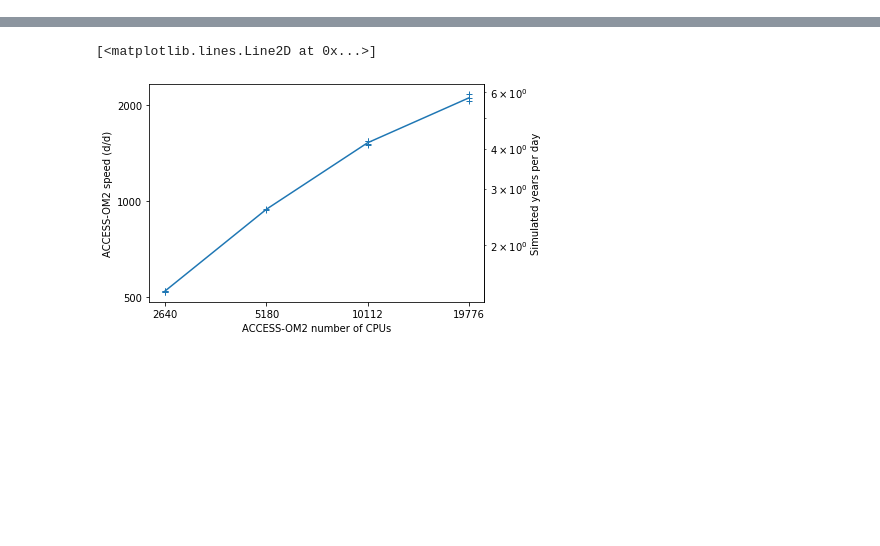
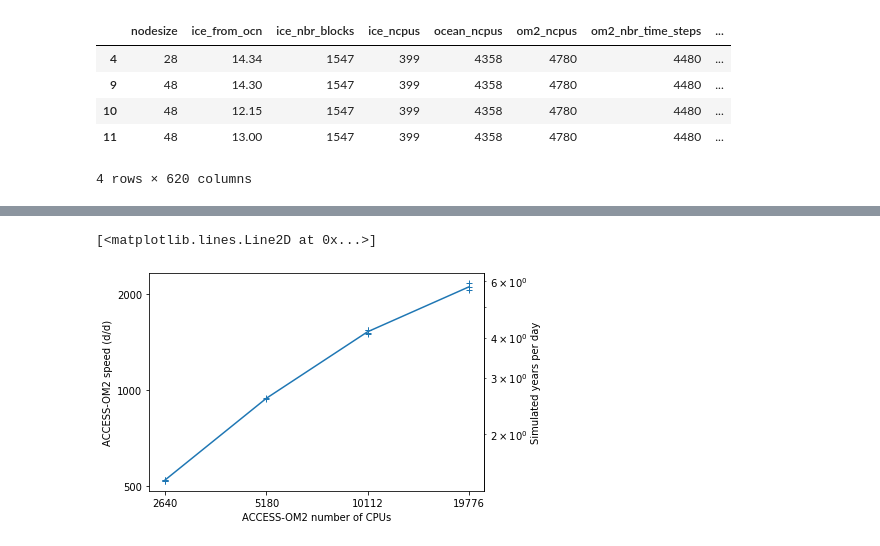
Before and after one commit to penguian/performance-analysis, a Jupyter notebook: plot_access_om2_scaling.ipynb, the cells around one changed output, grey strips where cells are left out. Cells and saved outputs as stored; diff of their text form; code cells hidden in the pictures; blank space fills up the shorter version.

```diff
--- a/plot_access_om2_scaling.ipynb
+++ b/plot_access_om2_scaling.ipynb
@@ -17 +35,10 @@ low_ice_ncpus=df[df["ocean_ncpus"] / df["ice_ncpus"] > ocean_cice_ratio_middle]
+# %%
+df[(df["ocean_ncpus"] == 4358) & (df["ice_ncpus"] == 399) & (df["ice_nbr_blocks"] == 1547)]
+# %% [output]
+|  | nodesize | ice_from_ocn | ice_nbr_blocks | ice_ncpus | ocean_ncpus | om2_ncpus | om2_nbr_time_steps | ... |
+| 4 | 28 | 14.34 | 1547 | 399 | 4358 | 4780 | 4480 | ... |
+| 9 | 48 | 14.30 | 1547 | 399 | 4358 | 4780 | 4480 | ... |
+| 10 | 48 | 12.15 | 1547 | 399 | 4358 | 4780 | 4480 | ... |
+| 11 | 48 | 13.00 | 1547 | 399 | 4358 | 4780 | 4480 | ... |
+4 rows × 620 columns
 # %%
```
Also changed, not shown: parts of 12 cells of this notebook, 3 other files.
